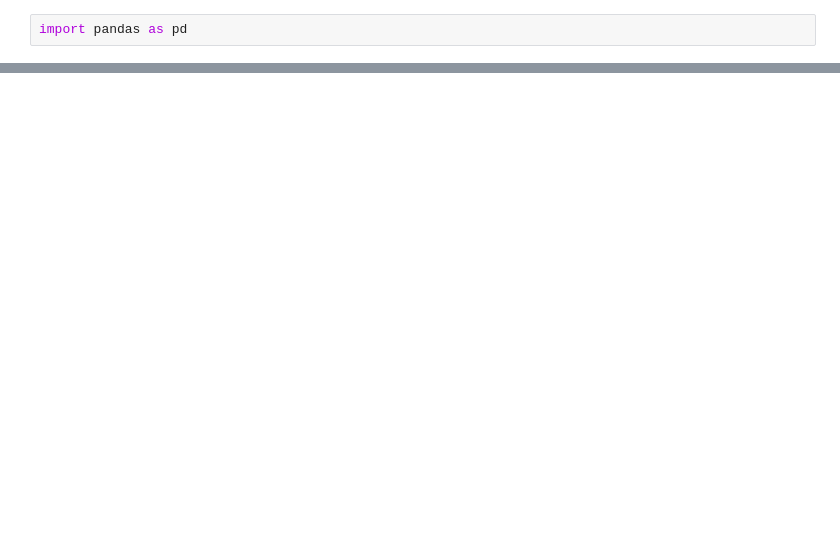
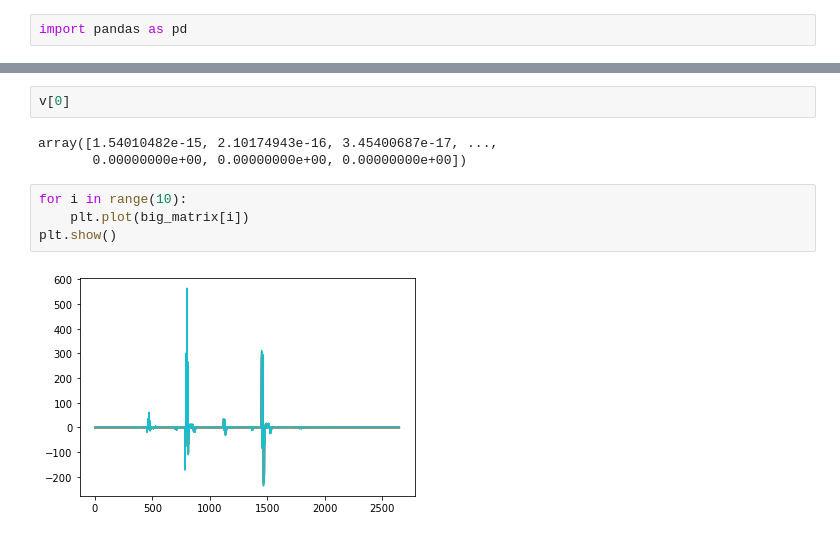
Before and after one commit to diogenes1991/RBMSecar, a Jupyter notebook: Emulator/RBM.ipynb, the cells around one changed output, grey strips where cells are left out. Saved outputs shown, nothing was run; the diff lists cells and outputs as text; blank space fills up the shorter version.

```diff
--- a/Emulator/RBM.ipynb
+++ b/Emulator/RBM.ipynb
@@ -43,0 +77,11 @@ float(1.0)
+# %%
+v[0]
+# %% [output]
+array([1.54010482e-15, 2.10174943e-16, 3.45400687e-17, ...,
+       0.00000000e+00, 0.00000000e+00, 0.00000000e+00])
+# %%
+for i in range(10):
+    plt.plot(big_matrix[i])
+plt.show()
+# %% [output]
+[figure, added]
```
Also changed, not shown: parts of 13 cells of this notebook, 2 other files.
